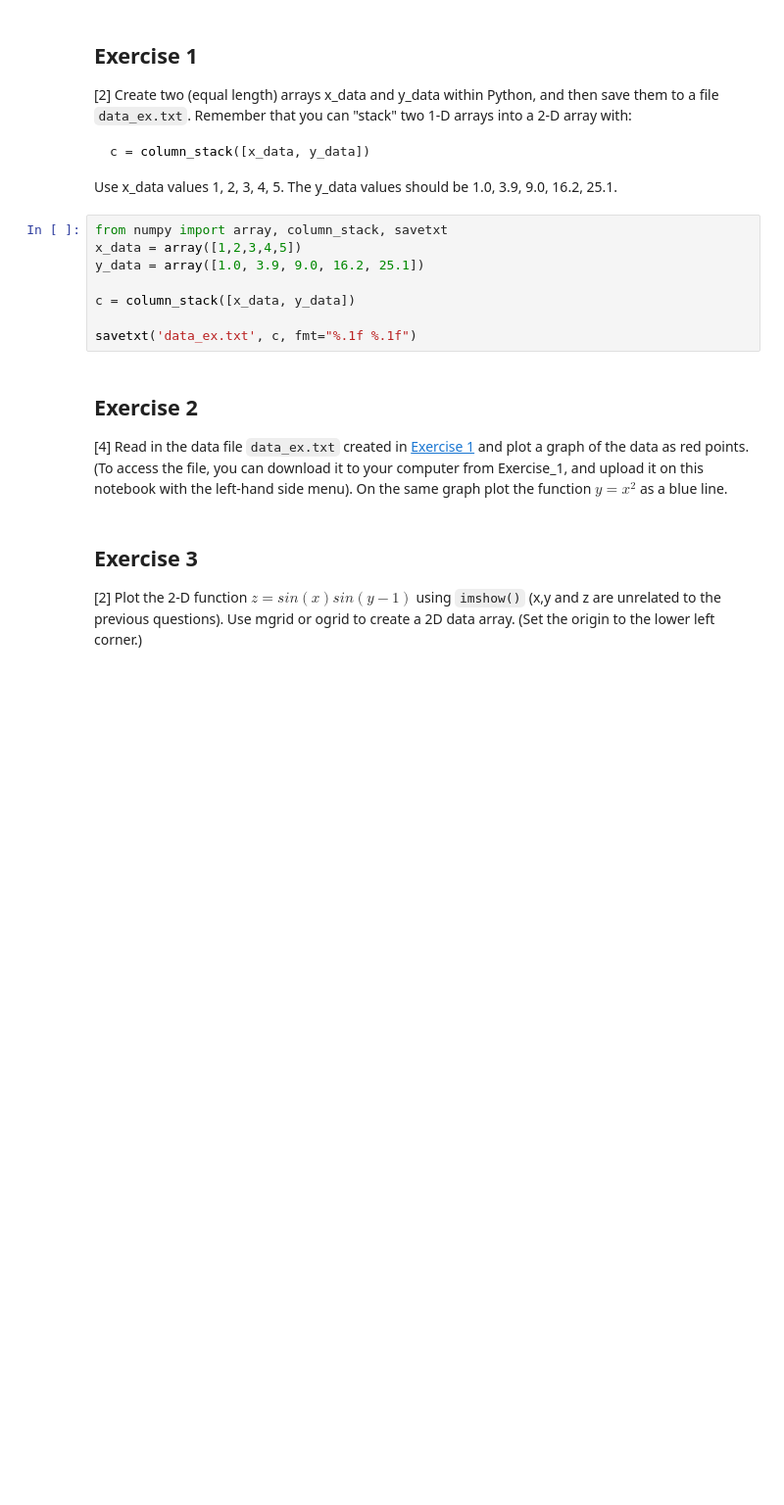
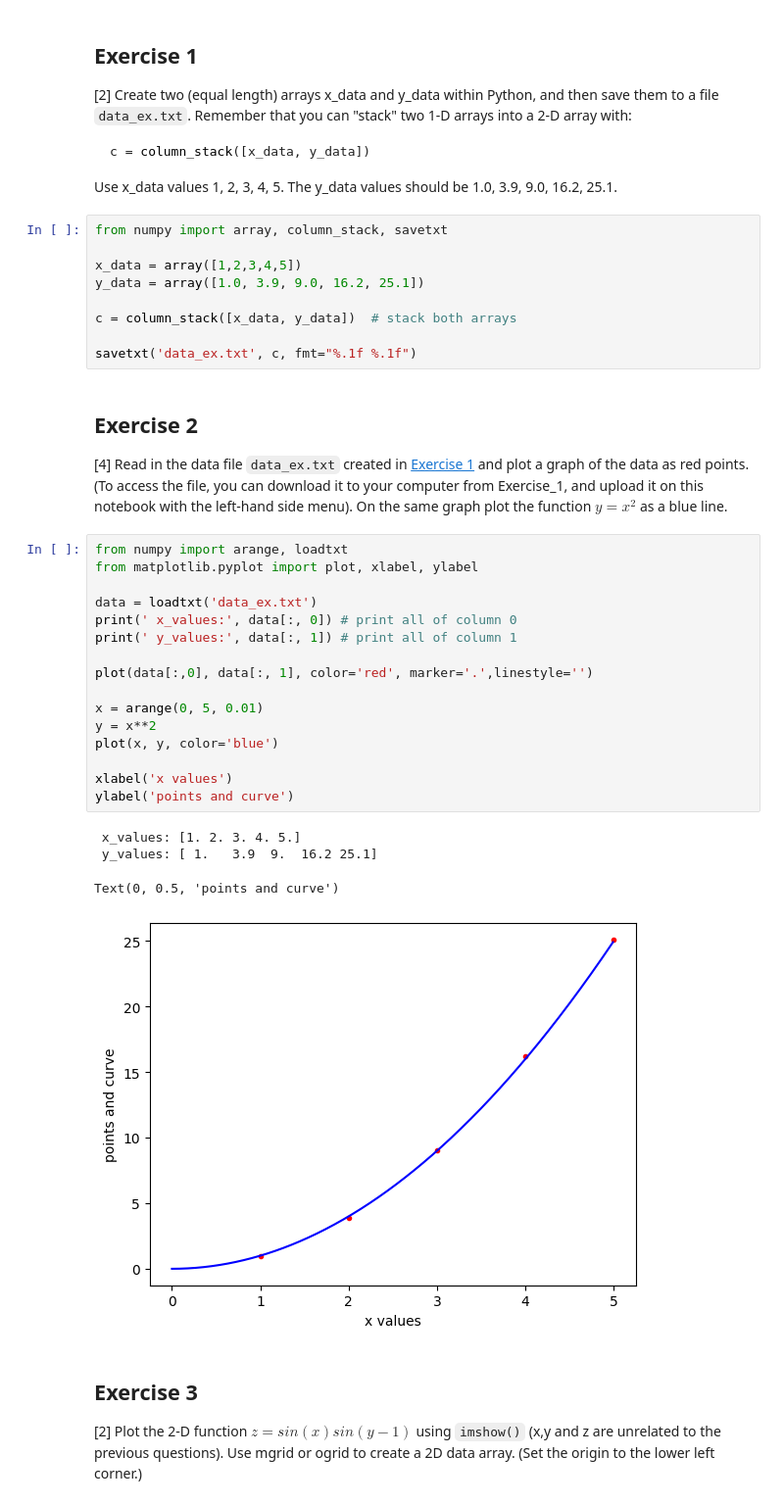
Before and after one commit to PX2145-2025/week-1-b-Morgan-Howard-Reuben, a Jupyter notebook: Revisions.ipynb, the cells around one changed output. Shown at 98% size. Drawn from its saved outputs; the diff is of its cells as text; blank space fills up the shorter version.

```diff
--- a/Revisions.ipynb
+++ b/Revisions.ipynb
@@ -382,15 +382,37 @@ c = column_stack([x_data, y_data])
 Use x_data values 1, 2, 3, 4, 5. The y_data values should be 1.0, 3.9, 9.0, 16.2, 25.1.
 # %%
 from numpy import array, column_stack, savetxt
+
 x_data = array([1,2,3,4,5])
 y_data = array([1.0, 3.9, 9.0, 16.2, 25.1])
 
-c = column_stack([x_data, y_data])
+c = column_stack([x_data, y_data])  # stack both arrays
 
 savetxt('data_ex.txt', c, fmt="%.1f %.1f")
 # %% [markdown]
 ## Exercise 2
 [4] Read in the data file `data_ex.txt` created in [Exercise 1](Exercise_1.ipynb) and plot a graph of the data as red points. (To access the file, you can download it to your computer from Exercise_1, and upload it on this notebook with the left-hand side menu). On the same graph plot the function $y = x^2$ as a blue line.
+# %%
+from numpy import arange, loadtxt
+from matplotlib.pyplot import plot, xlabel, ylabel
+
+data = loadtxt('data_ex.txt')
+print(' x_values:', data[:, 0]) # print all of column 0
+print(' y_values:', data[:, 1]) # print all of column 1
+
+plot(data[:,0], data[:, 1], color='red', marker='.',linestyle='')
+
+x = arange(0, 5, 0.01)
+y = x**2
+plot(x, y, color='blue')
+
+xlabel('x values')
+ylabel('points and curve')
+# %% [output]
+ x_values: [1. 2. 3. 4. 5.]
+ y_values: [ 1.   3.9  9.  16.2 25.1]
+Text(0, 0.5, 'points and curve')
+[figure, added]
 # %% [markdown]
 ## Exercise 3
 [2] Plot the 2-D function $z = sin(x)sin(y-1)$ using `imshow()` (x,y and z are unrelated to the previous questions). Use mgrid or ogrid to create a 2D data array. (Set the origin to the lower left corner.)
```
